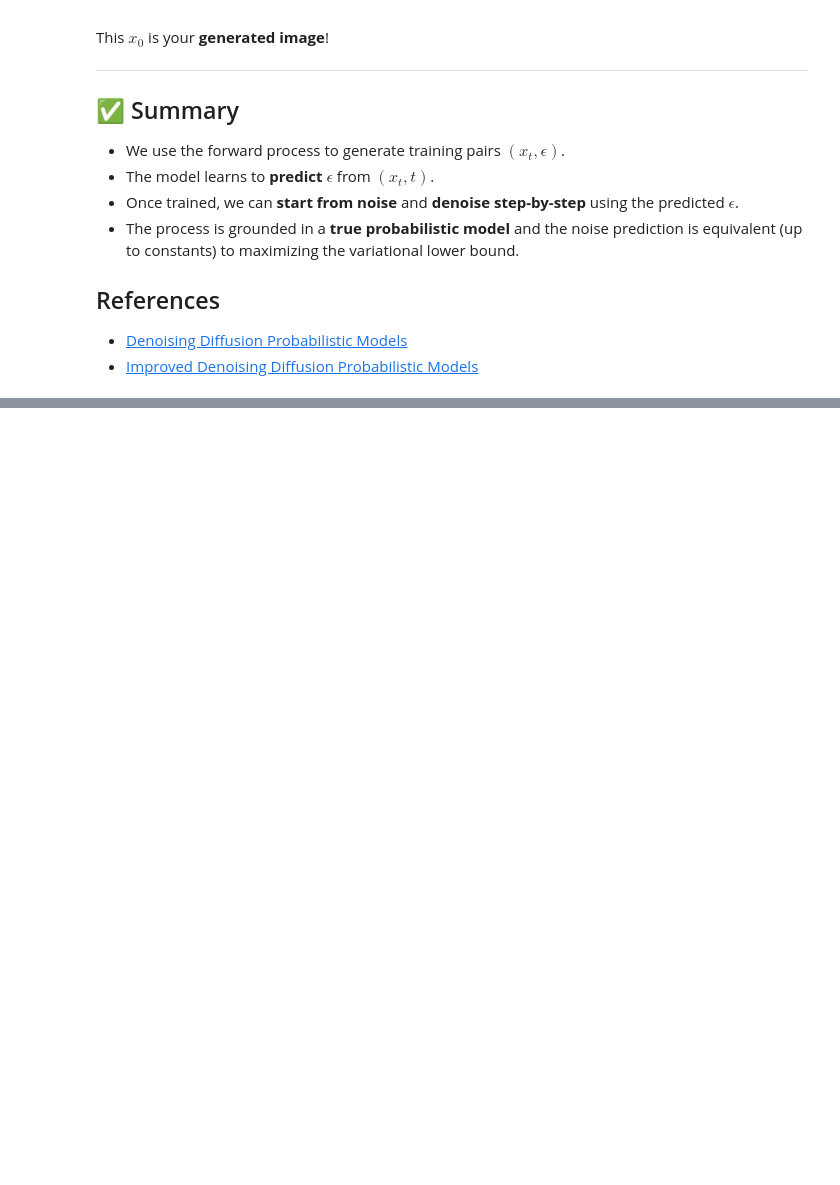
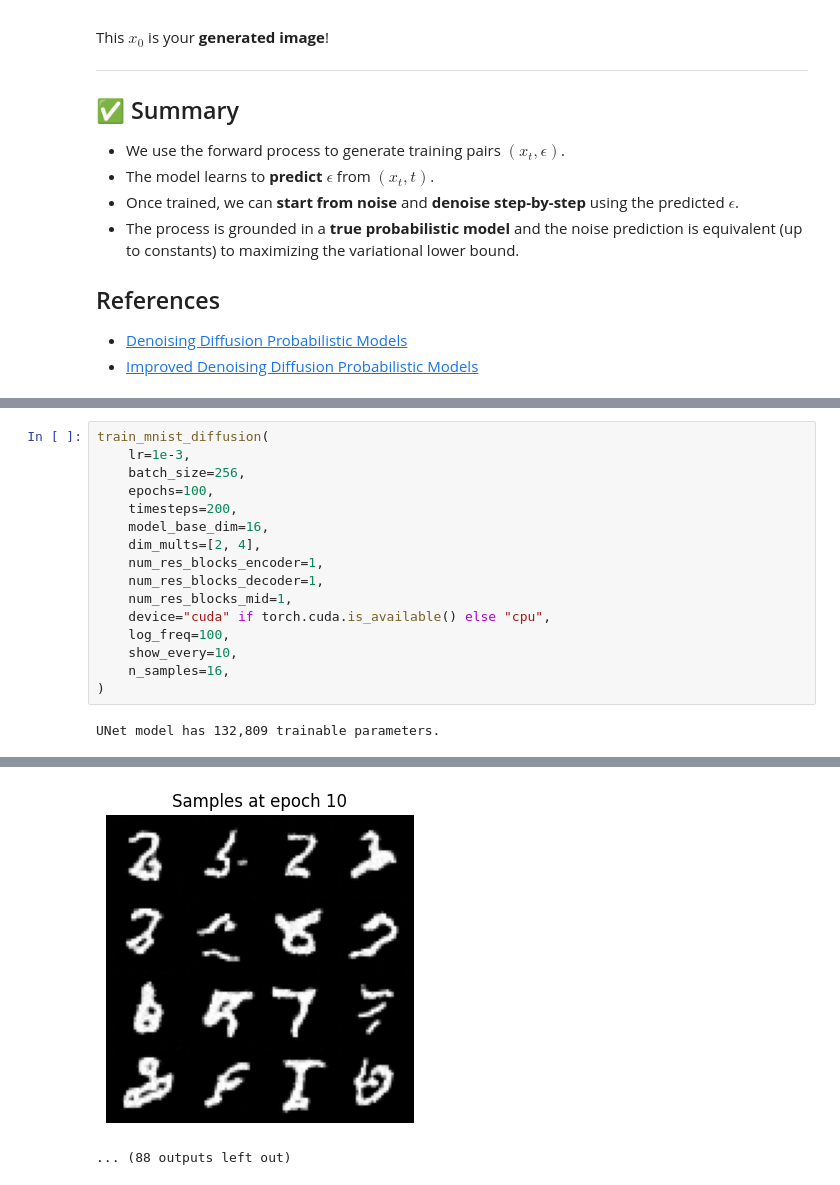
Before and after one commit to tae898/vae-diffusion, a Jupyter notebook: 03.diffusion.ipynb, the cells around one changed output, grey strips where cells are left out. Cells and saved outputs as stored; diff of their text form; blank space fills up the shorter version.

```diff
--- a/03.diffusion.ipynb
+++ b/03.diffusion.ipynb
@@ -1109,0 +1062,18 @@ def train_mnist_diffusion(
+# %%
+train_mnist_diffusion(
+    lr=1e-3,
+    batch_size=256,
+    epochs=100,
+    timesteps=200,
+    model_base_dim=16,
+    dim_mults=[2, 4],
+    num_res_blocks_encoder=1,
+    num_res_blocks_decoder=1,
+    num_res_blocks_mid=1,
+    device="cuda" if torch.cuda.is_available() else "cpu",
+    log_freq=100,
+    show_every=10,
+    n_samples=16,
+)
+# %% [output]
+UNet model has 132,809 trainable parameters.
@@ -1110 +1090,3 @@ def train_mnist_diffusion(
+[figure, added]
+... (88 outputs left out)
 # %%
```
Also changed, not shown: parts of 9 cells of this notebook, 3 other files.
